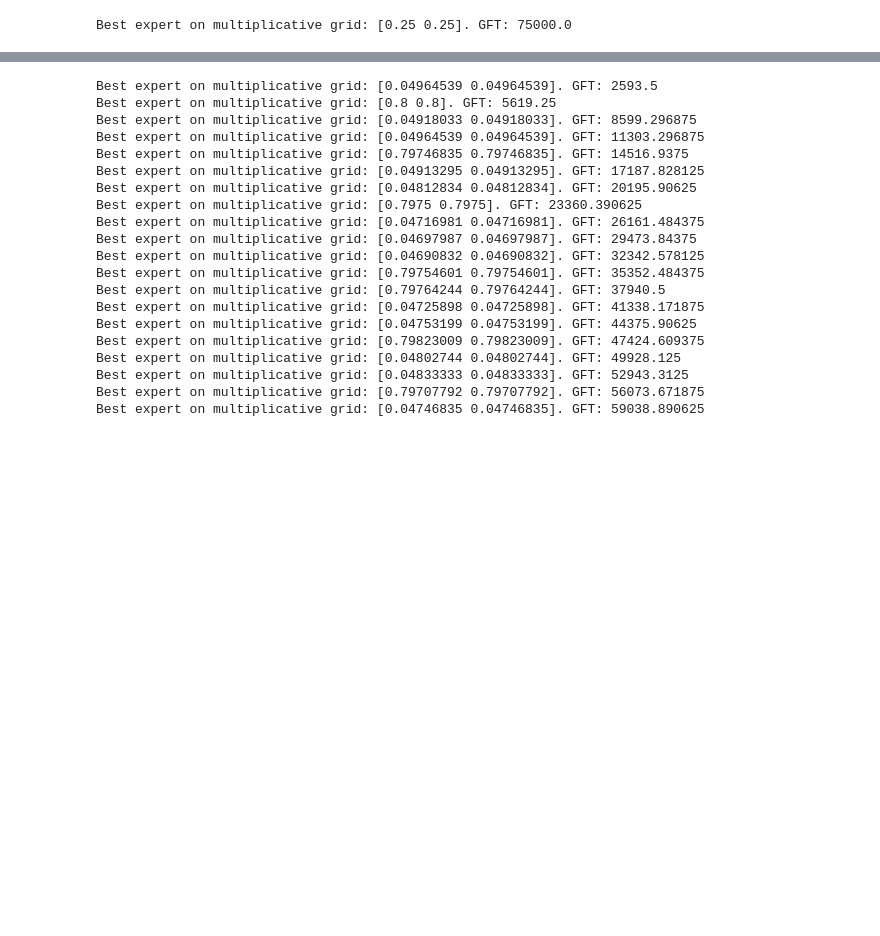
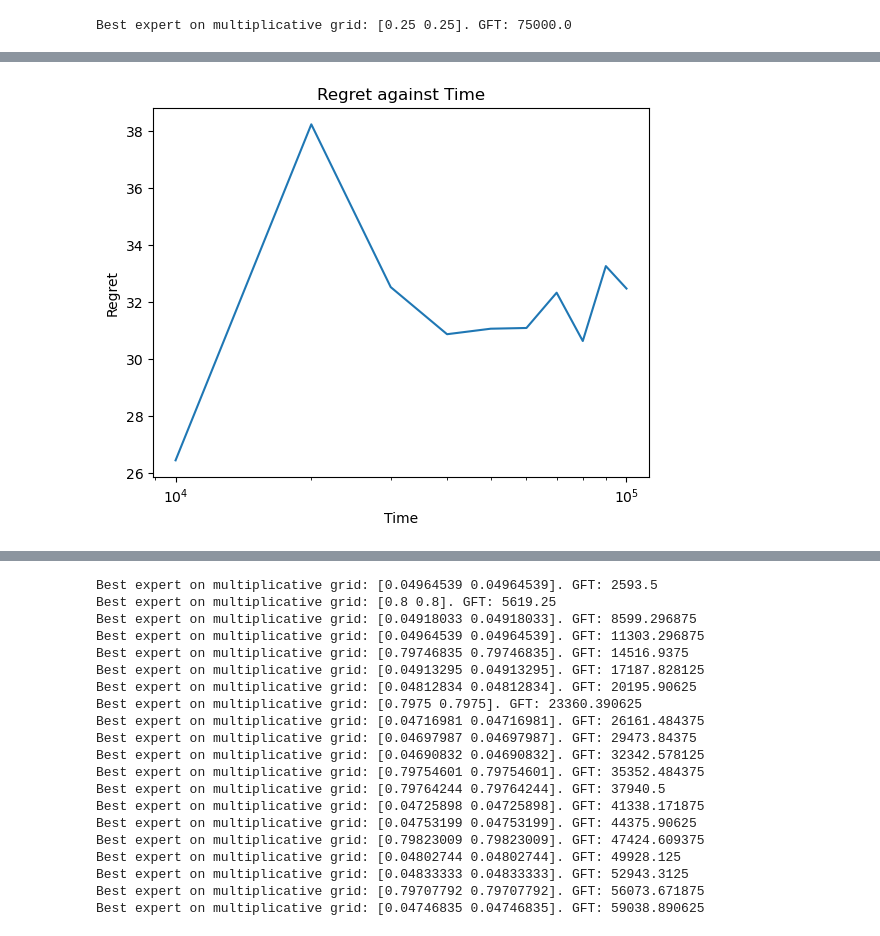
Before and after one commit to emanuelecoccia/online-bilateral-trade, a Jupyter notebook: notebooks/implementation.ipynb, the cells around one changed output, grey strips where cells are left out. Cells and saved outputs as stored; diff of their text form; code cells hidden in the pictures; blank space fills up the shorter version.

```diff
--- a/notebooks/implementation.ipynb
+++ b/notebooks/implementation.ipynb
@@ -36,2 +164,14 @@ Best expert on multiplicative grid: [0.39240506 0.39240506]. GFT: 60937.5
+# %%
+time, lipschitz_const, regret = compute_scaling_laws(EstimateDeterministicLipschitzValuations, OrderBookEnvironment, policy_regret=True, adhoc_valuations=True)
+# %%
+# Plot the regret against the time (L=100)
+plt.plot(time, regret)
+plt.xlabel('Time')
+plt.ylabel('Regret')
+plt.xscale('log')
+plt.title('Regret against Time')
+plt.show()
+# %% [output]
+[figure, added]
 # %%
 time, regret = compute_scaling_laws(GFTMax, DummyEnvironment)
```
Also changed, not shown: parts of 20 cells of this notebook.
